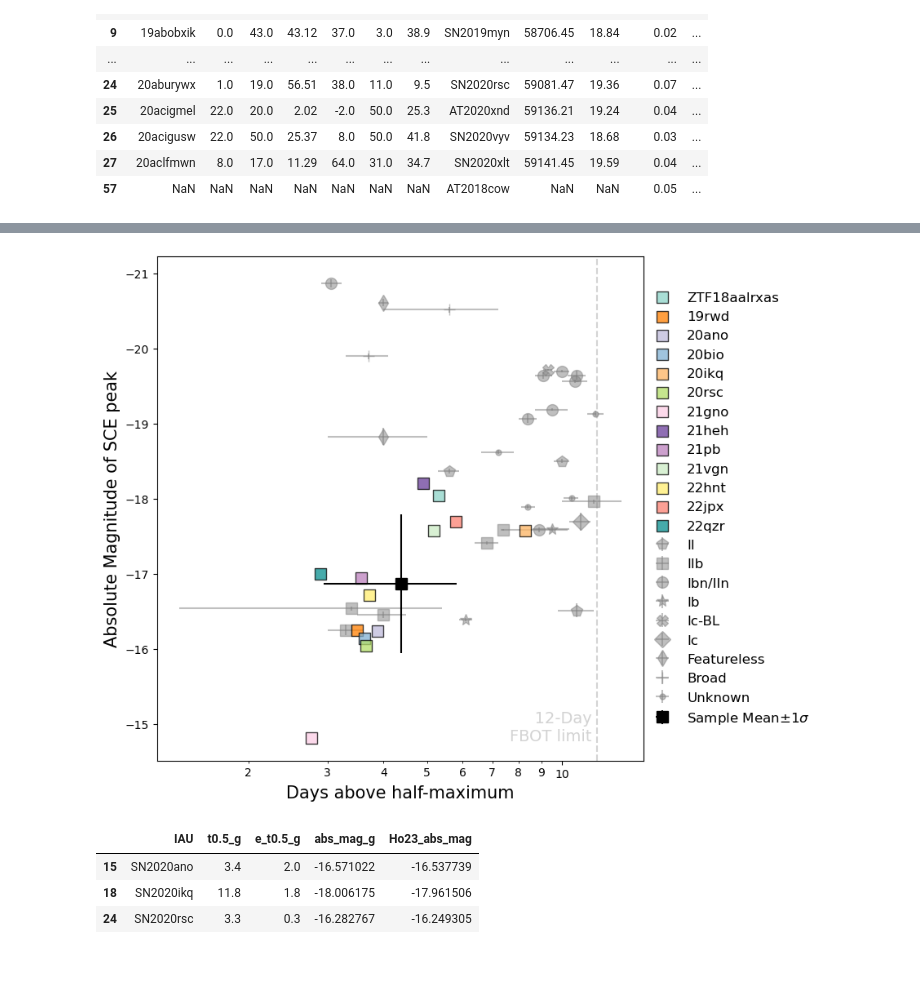
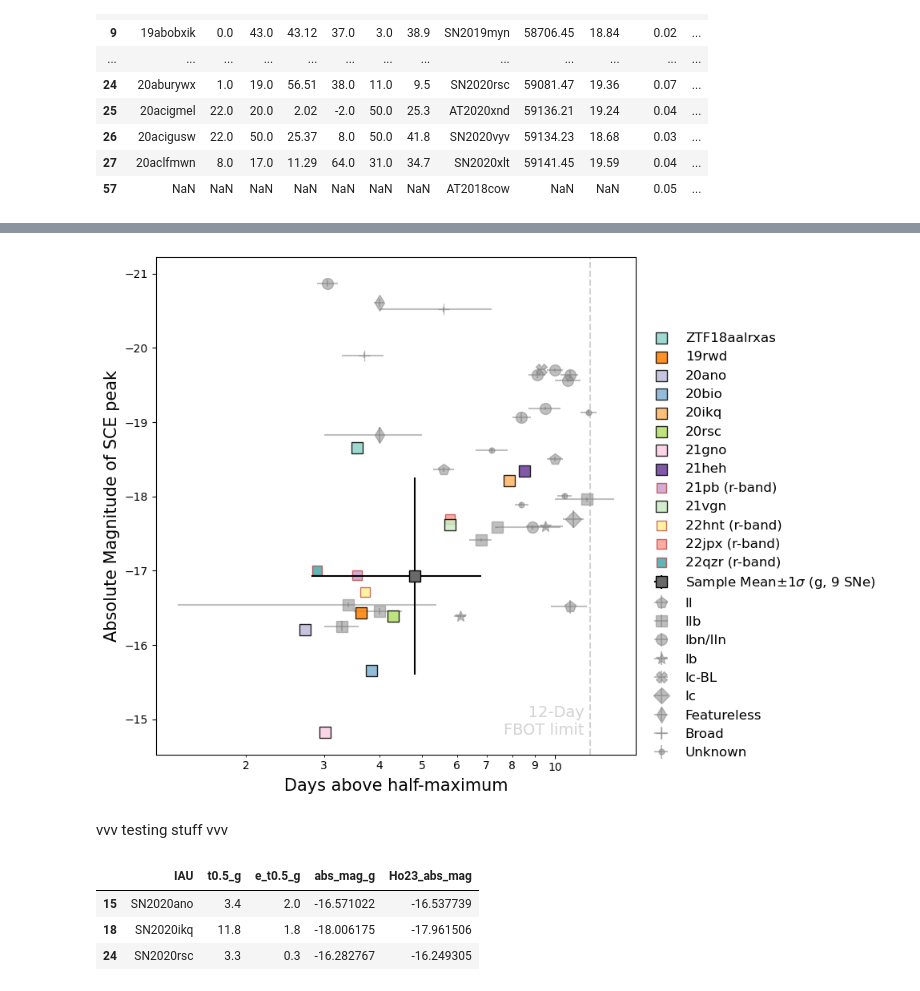
Before and after one commit to aec3675/ztf_IIb, a Jupyter notebook: make_mcmc_plots.ipynb, the cells around one changed output, grey strips where cells are left out. Drawn from its saved outputs; the diff is of its cells as text; code cells hidden in the pictures; blank space fills up the shorter version.

Commit message:
calculated t_half in flux, remade plots

```diff
--- a/make_mcmc_plots.ipynb
+++ b/make_mcmc_plots.ipynb
@@ -1340,6 +1389,6 @@ fbots
 # %%
 from matplotlib.ticker import FormatStrFormatter
-fig = plt.figure(figsize=(9,7))
+fig = plt.figure(figsize=(10,7))
 ax = plt.subplot(111)
 
 ii = (fbots['Class']=='II')|(fbots['Class']=='II?')
@@ -1352,46 +1401,77 @@ fless = (fbots['Class']=='Feat.;RL')|(fbots['Class']=='Feat.')
 broad = (fbots['Class']=='UB')|(fbots['Class']=='UB;RL')
 unknow = (fbots['Class'].isna())
 
 types = [ii,iib,iinb,ib,icbl,ic,fless,broad,unknow]
 markers = ['p','s','o','*','X','D','d','+', '.']
 labels = ['II','IIb','Ibn/IIn','Ib','Ic-BL','Ic','Featureless','Broad','Unknown']
 
+has_g = (bestfit_df['t_half-g'].notna())
+no_g = ~has_g
+
+#plotting mean t_1/2 and mean abs_mag
+#gband
+plt.errorbar(stats_df.loc[stats_df['param']=='t_half-g', 'mean'],
+             bestfit_df.loc[has_g, 'a1_abs_mag-g'].mean(),
+             xerr=stats_df.loc[stats_df['param']=='t_half-g', 'std'],
+             yerr=bestfit_df.loc[has_g, 'a1_abs_mag-g'].std(),
+             label='Sample Mean$\pm 1 \sigma$ (g, 9 SNe)',
+             marker='s', ls='', ecolor='black', markerfacecolor='dimgray', markeredgecolor='black', markersize=10,zorder=50)
+# #rband
+# plt.errorbar(stats_df.loc[stats_df['param']=='t_half-r', 'mean'],
+#              stats_df.loc[stats_df['param']=='a1_abs_mag-r', 'mean'],
+#              xerr=stats_df.loc[stats_df['param']=='t_half-r', 'std'],
+#              yerr=stats_df.loc[stats_df['param']=='a1_abs_mag-r', 'std'],
+#              label='Sample Mean (r-band) $\pm 1 \sigma$',
+#              marker='s', ls='', ecolor='black', markerfacecolor='dimgray', markeredgecolor='firebrick', markersize=10,zorder=50)
+
+
+
 #plotting anna's
 for i in range(len(types)):
     plt.errorbar(fbots.loc[types[i],'t0.5_g'], fbots.loc[types[i],'Ho23_abs_mag'], yerr=fbots.loc[types[i],'e_Pmag'], xerr=fbots.loc[types[i],'e_t0.5_g'],
                  ls='', marker=markers[i], markersize='10', label=labels[i], alpha=0.5, color='gray')
 
 #plotting my data
+#plotting for objects w/ g-band m1/a1
+# has_g = (bestfit_df['t_half-g'].notna())
+# no_g = ~has_g
 for i,df in enumerate(df_sub_ls):
-    plt.scatter(bestfit_df.loc[bestfit_df['SN_ID']==df_str_list[i], 't_half-r'],
-                bestfit_df.loc[bestfit_df['SN_ID']==df_str_list[i], 'a1_abs_mag-r'],
-                label=plot_names[i], facecolor=colors[i],edgecolor='black', marker='s',s=95, alpha=0.75,zorder=10)
-
-#plotting mean t_1/2 and mean abs_mag
-plt.errorbar(stats_df.loc[stats_df['param']=='t_half-r', 'mean'],
-             stats_df.loc[stats_df['param']=='a1_abs_mag-r', 'mean'],
-             xerr=stats_df.loc[stats_df['param']=='t_half-r', 'std'],
-             yerr=stats_df.loc[stats_df['param']=='a1_abs_mag-r', 'std'],
-             label='Sample Mean$\pm 1 \sigma$',
-             marker='s', ls='', ecolor='black', markerfacecolor='black', markeredgecolor='black', markersize=10,zorder=50)
+    plt.scatter(bestfit_df.loc[(has_g)&(bestfit_df['SN_ID']==df_str_list[i]), 't_half-g'],
+                bestfit_df.loc[(has_g)&(bestfit_df['SN_ID']==df_str_list[i]), 'a1_abs_mag-g'],
+                label=plot_names[i], facecolor=colors[i],edgecolor='black', marker='s',s=95, alpha=0.85,zorder=10)
+    plt.scatter(bestfit_df.loc[(no_g)&(bestfit_df['SN_ID']==df_str_list[i]), 't_half-r'],
+                bestfit_df.loc[(no_g)&(bestfit_df['SN_ID']==df_str_list[i]), 'a1_abs_mag-r'],
+                label=plot_names[i]+' (r-band)', facecolor=colors[i],edgecolor='firebrick', marker='s',s=65, alpha=0.65,zorder=5)
 
 plt.gca().invert_yaxis()
 plt.axvline(x=12,color='lightgray',ls='dashed')
 plt.xscale('log')
 ax.xaxis.set_minor_formatter(FormatStrFormatter("%.i"))
 ax.xaxis.set_major_formatter(FormatStrFormatter("%.i"))
 plt.annotate('     12-Day\nFBOT limit',xy=(0.725,0.04),xycoords='axes fraction',color='lightgray',fontsize=14)
 
+# handles, labels = ax.get_legend_handles_labels()
+# ax.legend(handles, labels, loc='center left', bbox_to_anchor=(0.985, 0.5),frameon=False, fontsize=12)
 
 handles, labels = ax.get_legend_handles_labels()
-ax.legend(handles, labels, loc='center left', bbox_to_anchor=(0.985, 0.5),frameon=False, fontsize=12)
+h1, l1 = handles[:16:2], labels[:16:2]
+h2, l2 = handles[17:18], labels[17:18]
+h3, l3 = handles[18:19], labels[18:19]
+h4, l4 = handles[21:26:2], labels[21:26:2]
+h5, l5 = handles[26:], labels[26:]
+h = h1+h2+h3+h4+h5
+l = l1+l2+l3+l4+l5
+ax.legend(h, l, loc='center left', bbox_to_anchor=(1, 0.42),frameon=False, fontsize=12)
+
 plt.xlabel('Days above half-maximum', fontsize=15)
 plt.ylabel('Absolute Magnitude of SCE peak', fontsize=15)
 plt.tight_layout()
 plt.savefig(SAVE_DIR+'figures/abs_mag_t_half_Ho23_overlay.png')
 #note that my points are calculated w/ r-band and Ho23 calculated w/ g-band
 # %% [output]
-[figure, old version]
+[figure, new version]
+# %% [markdown]
+vvv testing stuff vvv
 # %%
 fbots.loc[(fbots['IAU']=='SN2020ano')|(fbots['IAU']=='SN2020ikq')|(fbots['IAU']=='SN2020rsc'),['IAU','t0.5_g','e_t0.5_g','abs_mag_g','Ho23_abs_mag']]
 # %% [output]
```
Also changed, not shown: parts of 12 cells of this notebook, 5 other files.
